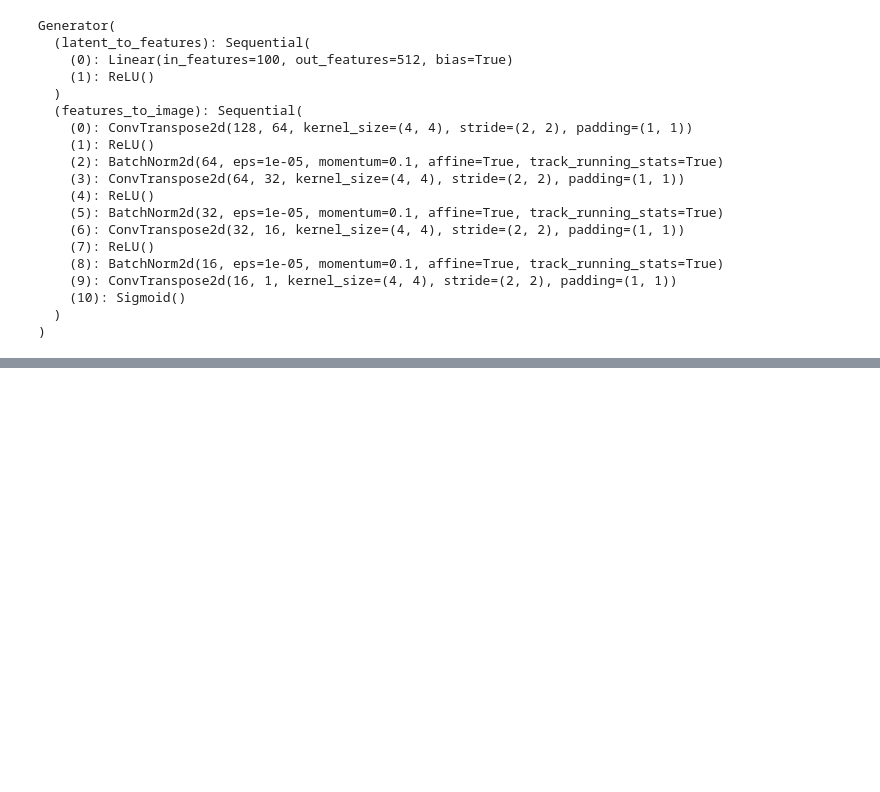
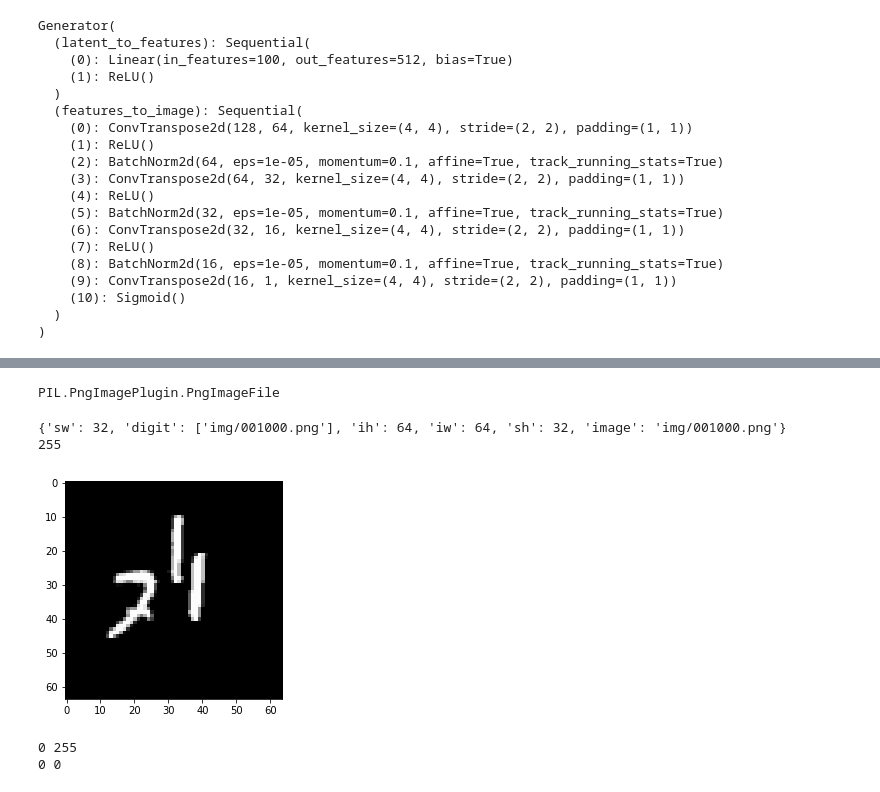
Before and after one commit to FrederikWarburg/CS-294-131-Trustworthy-Deep-Learning, a Jupyter notebook: dissect_MNIST.ipynb, the cells around one changed output, grey strips where cells are left out. Drawn from its saved outputs; the diff is of its cells as text; code cells hidden in the pictures; blank space fills up the shorter version.

```diff
--- a/dissect_MNIST.ipynb
+++ b/dissect_MNIST.ipynb
@@ -320,0 +314,5 @@ quick-netdissect/dataset/broden 227 False 1
+# %%
+a = Image.open('data/multiMnist/seg/000000.png')
+type(a)
+# %% [output]
+PIL.PngImagePlugin.PngImageFile
@@ -321,9 +342,15 @@ quick-netdissect/dataset/broden 227 False 1
 # %%
-
 IMAGE_MEAN = [0.485, 0.456, 0.406]
 IMAGE_STDEV = [0.229, 0.224, 0.225]
 
+"""
 bds = BrodenDataset(directory='quick-netdissect/dataset/broden',broden_version=1,download=False,resolution=227,
                    transform_image=transforms.Compose([
                         transforms.Resize(224),
                         transforms.ToTensor()]))
+
+"""
+bds = MultiMNIST(path = 'data/multi_mnist/MNIST_synthetic_31_3.h5',train = True,
+                 transform= transforms.Compose([
+                        transforms.Resize(224),
+                        transforms.ToTensor()]))
@@ -330,3 +375,28 @@ bds = BrodenDataset(directory='quick-netdissect/dataset/broden',broden_version=1
+# %%
+
+i = 1000
+print(bds.image[i])
+im_name = bds.resdir + bds.image[i]['image']
+color_name = bds.resdir + bds.image[i]['digit'][0]
+
+#print(os.path.exists('quick-netdissect/dataset/broden/broden1_227/images/'))
+im = cv2.imread(im_name)
+
+print(np.max(im))
+#print(im)
+plt.imshow(im)
+plt.show()
+color_im = cv2.imread(color_name)
+print(np.min(color_im),np.max(color_im))
+
+material_im = cv2.imread(material_name)
+print(np.min(material_im),np.max(material_im))
+# %% [output]
+{'sw': 32, 'digit': ['img/001000.png'], 'ih': 64, 'iw': 64, 'sh': 32, 'image': 'img/001000.png'}
+255
+[figure, added]
+0 255
+0 0
 # %%
 dissect('result/dissect', model, bds,
         recover_image=ReverseNormalize(IMAGE_MEAN, IMAGE_STDEV),
```
Also changed, not shown: parts of 12 cells of this notebook, 2 other files.
